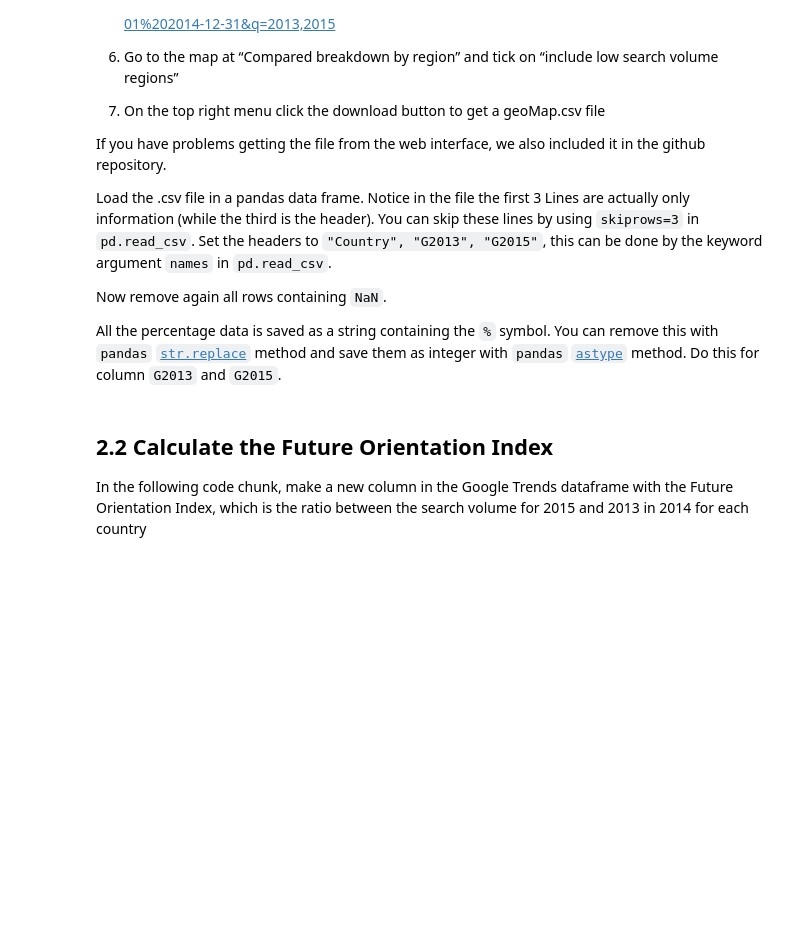
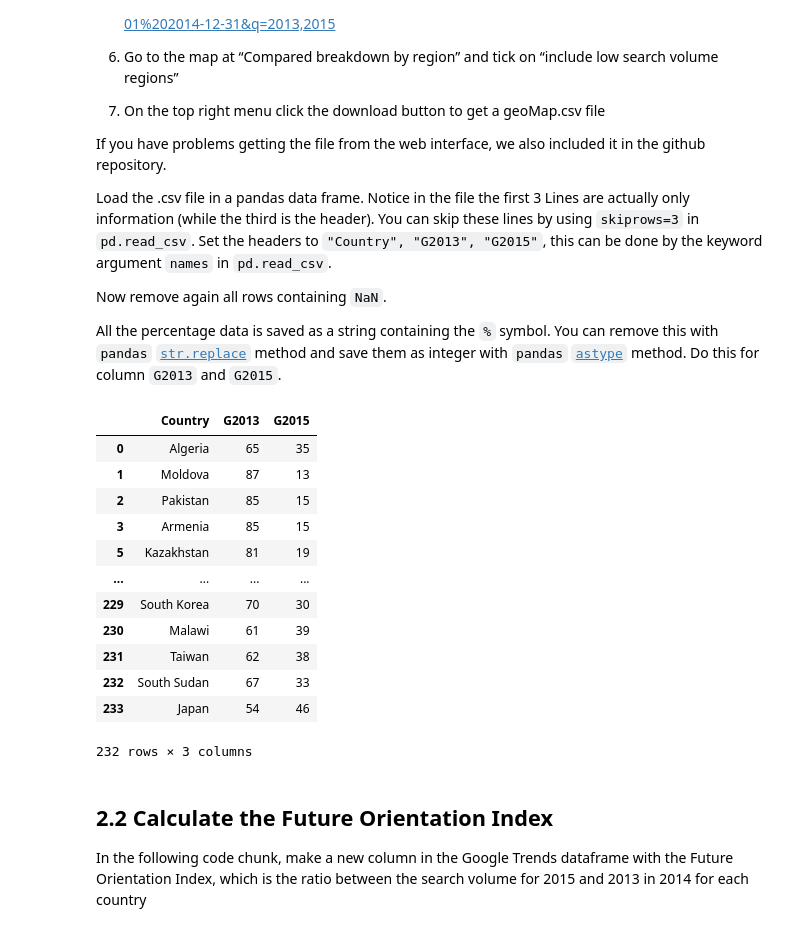
Before and after one commit to jaklvinc/FoundationsOfCSS2025, a Jupyter notebook: Exercise01/exercise_01.ipynb, the cells around one changed output. Cells and saved outputs as stored; diff of their text form; code cells hidden in the pictures; blank space fills up the shorter version.

```diff
--- a/Exercise01/exercise_01.ipynb
+++ b/Exercise01/exercise_01.ipynb
@@ -169,3 +167,25 @@ All the percentage data is saved as a string containing the `%` symbol. You can
+# %%
+# Your Code goes here!
+googleTrendsdf = pd.read_csv('geoMap.csv', skiprows=3, names=["Country", "G2013", "G2015"])
+googleTrendsdf = googleTrendsdf.dropna()
+
+googleTrendsdf['G2013'] = googleTrendsdf['G2013'].str.replace('%', '').astype(int)
+googleTrendsdf['G2015'] = googleTrendsdf['G2015'].str.replace('%', '').astype(int)
+display(googleTrendsdf)
+# %% [output]
+|  | Country | G2013 | G2015 |
+| 0 | Algeria | 65 | 35 |
+| 1 | Moldova | 87 | 13 |
+| 2 | Pakistan | 85 | 15 |
+| 3 | Armenia | 85 | 15 |
+| 5 | Kazakhstan | 81 | 19 |
+| ... | ... | ... | ... |
+| 229 | South Korea | 70 | 30 |
+| 230 | Malawi | 61 | 39 |
+| 231 | Taiwan | 62 | 38 |
+| 232 | South Sudan | 67 | 33 |
+| 233 | Japan | 54 | 46 |
+232 rows × 3 columns
 # %% [markdown]
 ## 2.2 Calculate the Future Orientation Index
 
```
Also changed, not shown: parts of 8 cells of this notebook.
